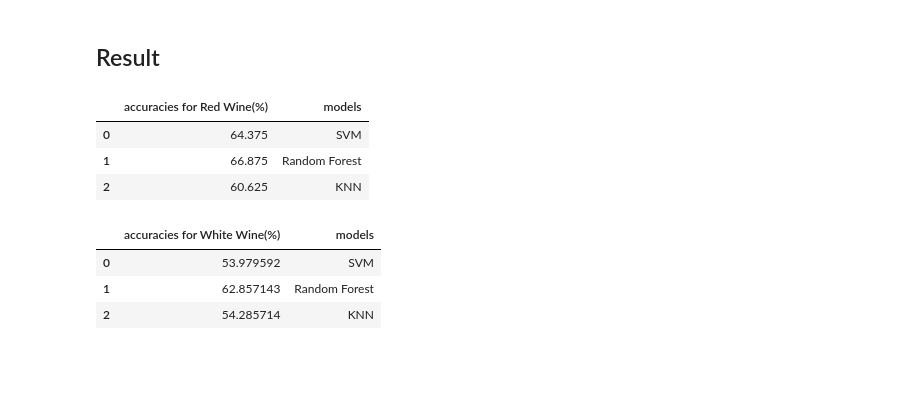
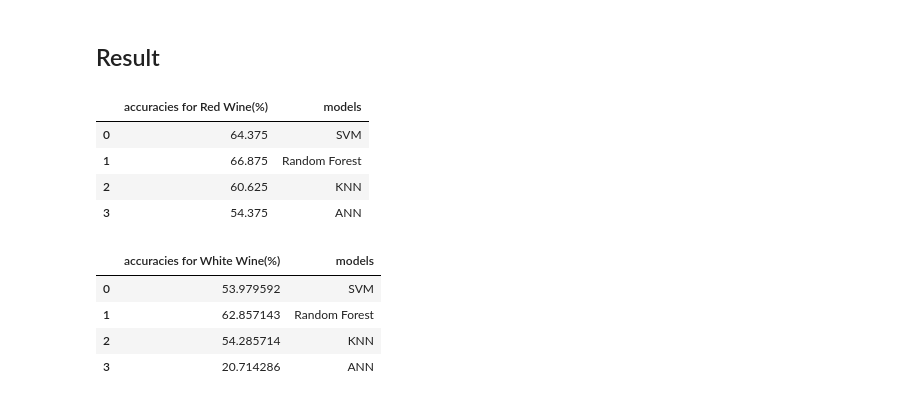
Before and after one commit to Rashid2886/Quality-of-wine, a Jupyter notebook: winequality.ipynb, the cells around one changed output. Drawn from its saved outputs; the diff is of its cells as text; code cells hidden in the pictures; blank space fills up the shorter version.

```diff
--- a/winequality.ipynb
+++ b/winequality.ipynb
@@ -219,15 +219,15 @@ Y_redwine_cat= labelencoder_y.fit_transform(Y_redwine)
 from keras.utils import np_utils
 Y_redwine_cat = np_utils.to_categorical(Y_redwine_cat)
 # %%
-X_train_red_wine, X_test_red_wine, Y_train_red_wine, Y_test_red_wine = train_test_split(X_redwine, Y_redwine_cat, test_size = 0.20, random_state = 0)
-X_train_white_wine, X_test_white_wine, Y_train_white_wine,Y_test_white_wine  = train_test_split(X_whitewine, Y_whitewine_cat, test_size = 0.20, random_state = 0)
+X_train_red_wine_ann, X_test_red_wine_ann, Y_train_red_wine_ann, Y_test_red_wine_ann = train_test_split(X_redwine, Y_redwine_cat, test_size = 0.20, random_state = 0)
+X_train_white_wine_ann, X_test_white_wine_ann, Y_train_white_wine_ann,Y_test_white_wine_ann = train_test_split(X_whitewine, Y_whitewine_cat, test_size = 0.20, random_state = 0)
 # %%
 sc=StandardScaler()
-X_train_red_wine = sc.fit_transform(X_train_red_wine)
-X_test_red_wine = sc.transform(X_test_red_wine)
-X_train_white_wine = sc.fit_transform(X_train_white_wine)
-X_test_white_wine = sc.transform(X_test_white_wine)
-print(Y_test_red_wine)
+X_train_red_wine_ann = sc.fit_transform(X_train_red_wine_ann)
+X_test_red_wine_ann = sc.transform(X_test_red_wine_ann)
+X_train_white_wine_ann = sc.fit_transform(X_train_white_wine_ann)
+X_test_white_wine_ann = sc.transform(X_test_white_wine_ann)
+print(Y_test_red_wine_ann)
 # %% [output]
 [[0. 0. 0. 1. 0. 0.]
  [0. 0. 1. 0. 0. 0.]
@@ -242,12 +242,12 @@ classifier_redwine_ann = Sequential()
 classifier_whitewine_ann = Sequential()
 
 # Adding the input layer and the first hidden layer
-classifier_redwine_ann.add(Dense(units = 15, kernel_initializer = 'uniform', activation = 'relu', input_dim =11))
-classifier_whitewine_ann.add(Dense(units = 15, kernel_initializer = 'uniform', activation = 'relu', input_dim = 11))
+classifier_redwine_ann.add(Dense(units = 25, kernel_initializer = 'uniform', activation = 'relu', input_dim =11))
+classifier_whitewine_ann.add(Dense(units = 25, kernel_initializer = 'uniform', activation = 'relu', input_dim = 11))
 
 # Adding the second hidden layer
-classifier_redwine_ann.add(Dense(units = 9, kernel_initializer = 'uniform', activation = 'relu'))
-classifier_whitewine_ann.add(Dense(units = 9, kernel_initializer = 'uniform', activation = 'relu'))
+classifier_redwine_ann.add(Dense(units = 15, kernel_initializer = 'uniform', activation = 'relu'))
+classifier_whitewine_ann.add(Dense(units = 15, kernel_initializer = 'uniform', activation = 'relu'))
 
 # Adding the output layer
 classifier_redwine_ann.add(Dense(units = 6, kernel_initializer = 'uniform', activation = 'sigmoid'))
@@ -258,7 +258,7 @@ classifier_redwine_ann.compile(optimizer = 'adam', loss = 'mean_squared_error',
 classifier_whitewine_ann.compile(optimizer = 'adam', loss = 'mean_squared_error', metrics = ['accuracy'])
 
 # Fitting the ANN to the Training set
-classifier_redwine_ann.fit(X_train_red_wine, Y_train_red_wine, batch_size = 10, epochs = 100)
-classifier_whitewine_ann.fit(X_train_white_wine, Y_train_white_wine, batch_size = 10, epochs = 100)
+classifier_redwine_ann.fit(X_train_red_wine_ann, Y_train_red_wine_ann, batch_size = 10, epochs = 100)
+classifier_whitewine_ann.fit(X_train_white_wine_ann, Y_train_white_wine_ann, batch_size = 10, epochs = 100)
 # %% [output]
 Epoch 1/100
@@ -347,39 +283,42 @@ AttributeError: 'KerasClassifier' object has no attribute 'loss'
 # Part 3 - Making predictions and evaluating the model
 
 # Predicting the Test set results
-pred_redwine_ann = classifier_redwine_ann.predict(X_test_red_wine)
-pred_whitewine_ann = classifier_whitewine_ann.predict(X_test_white_wine)
+pred_redwine_ann = classifier_redwine_ann.predict(X_test_red_wine_ann)
+pred_whitewine_ann = classifier_whitewine_ann.predict(X_test_white_wine_ann)
 
 pred_redwine_cf = (pred_redwine_ann > 0.5)
 pred_whitewine_cf = (pred_whitewine_ann>.5)
 
 #accuracy using Confusion matrix
-cm_redwine = accuracy_score(Y_test_red_wine, pred_redwine_cf,normalize=True)
-cm_whitewine = accuracy_score(Y_test_white_wine,pred_whitewine_cf,normalize=True)
+cm_redwine = accuracy_score(Y_test_red_wine_ann, pred_redwine_cf)
+cm_whitewine = accuracy_score(Y_test_white_wine_ann,pred_whitewine_cf)
 # %% [markdown]
 ## Result
 # %%
 # For Red Wine
-conclusion_redwine = pd.DataFrame({'models': ["SVM","Random Forest","KNN"],
+conclusion_redwine = pd.DataFrame({'models': ["SVM","Random Forest","KNN","ANN"],
                                 'accuracies for Red Wine(%)':[accuracy_score(Y_test_red_wine,pred_redwine_svm)*100,
                                                               accuracy_score(Y_test_red_wine,pred_redwine_rmf)*100,
-                                                              accuracy_score(Y_test_red_wine,pred_redwine_kn)*100 ]})
+                                                              accuracy_score(Y_test_red_wine,pred_redwine_kn)*100,
+                                                             cm_redwine*100]})
 conclusion_redwine
 # %% [output]
 |  | accuracies for Red Wine(%) | models |
 | 0 | 64.375 | SVM |
 | 1 | 66.875 | Random Forest |
 | 2 | 60.625 | KNN |
+| 3 | 54.375 | ANN |
 # %%
 # For White Wine
-conclusion_whitewine = pd.DataFrame({'models': ["SVM","Random Forest","KNN"],
+conclusion_whitewine = pd.DataFrame({'models': ["SVM","Random Forest","KNN","ANN"],
                                    'accuracies for White Wine(%)': [accuracy_score(Y_test_white_wine,pred_whitewine_svm)*100,
                                                                 accuracy_score(Y_test_white_wine,pred_whitewine_rmf)*100,
-                                                                accuracy_score(Y_test_white_wine,pred_whitewine_kn)*100
-                                                                ]})
+                                                                accuracy_score(Y_test_white_wine,pred_whitewine_kn)*100,
+                                                                    cm_whitewine*100]})
 conclusion_whitewine
 # %% [output]
 |  | accuracies for White Wine(%) | models |
 | 0 | 53.979592 | SVM |
 | 1 | 62.857143 | Random Forest |
 | 2 | 54.285714 | KNN |
+| 3 | 20.714286 | ANN |
```
Also changed, not shown: parts of 4 cells of this notebook.
